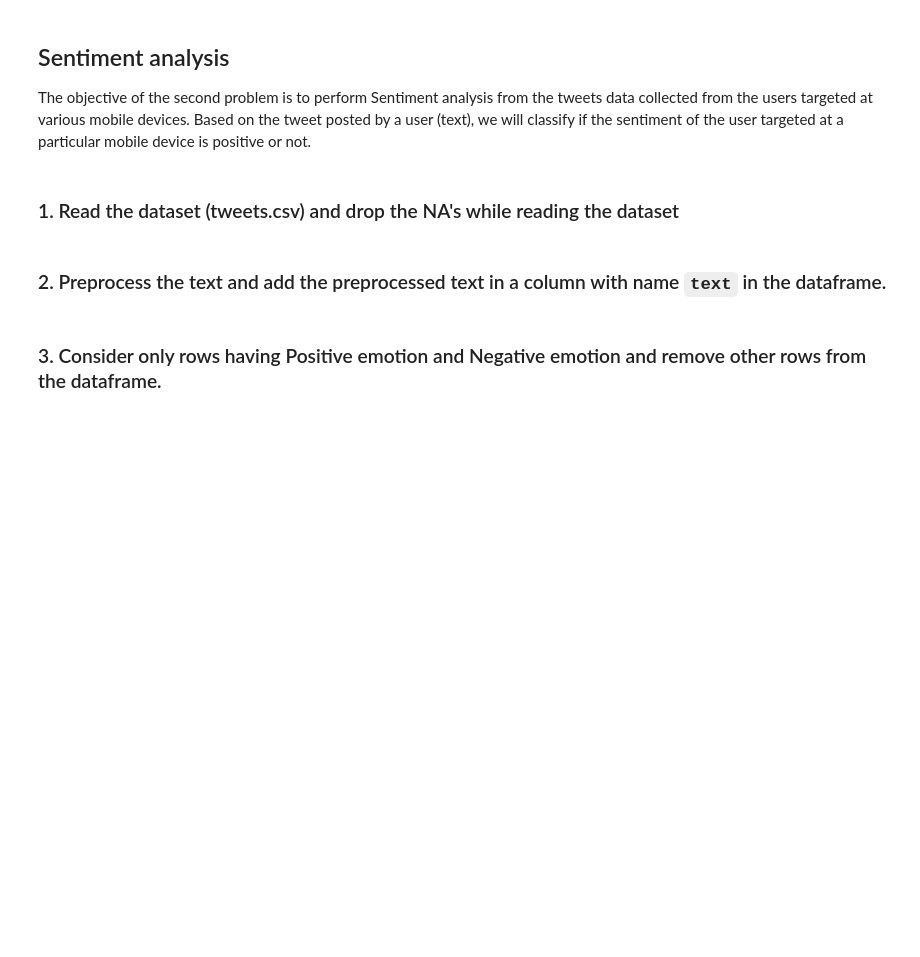
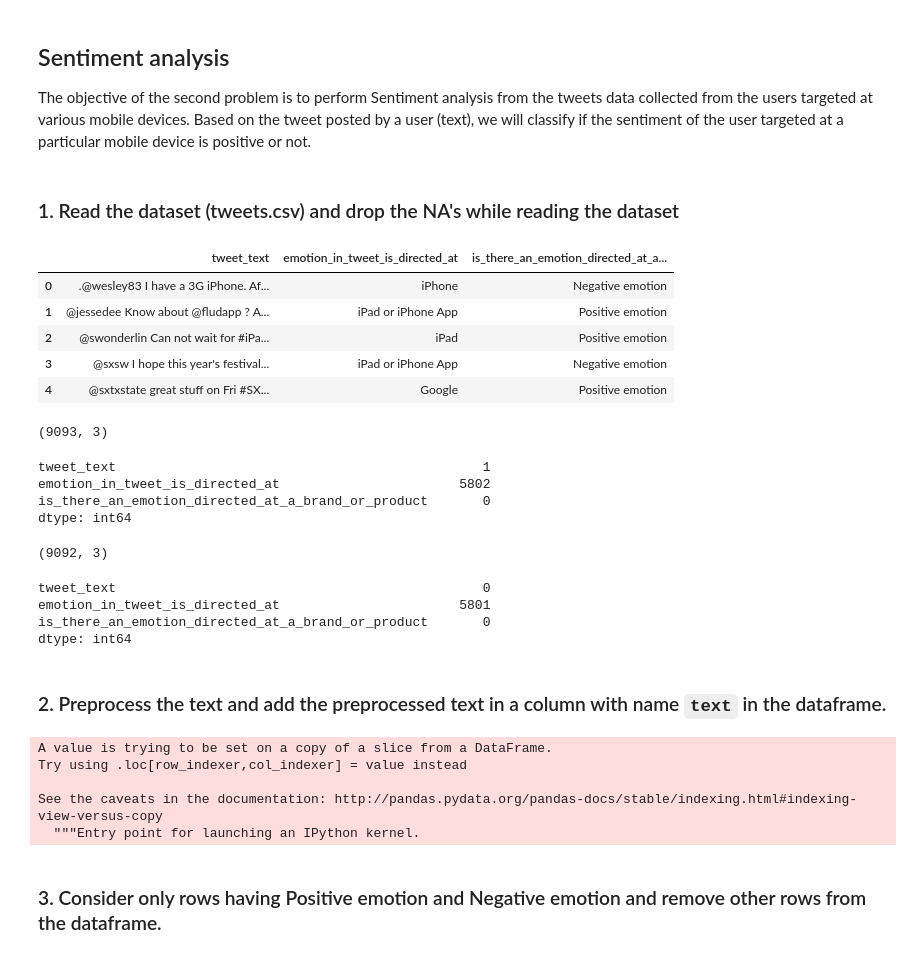
Before and after one commit to GreatLearningAIML1/bangalore-november-2018-batch-dsmithun, a Jupyter notebook: R8_Internal_Lab_Questions_Tweet_Sentiment_Analysis.ipynb, the cells around one changed output. Saved outputs shown, nothing was run; the diff lists cells and outputs as text; code cells hidden in the pictures; blank space fills up the shorter version.

```diff
--- a/R8_Internal_Lab_Questions_Tweet_Sentiment_Analysis.ipynb
+++ b/R8_Internal_Lab_Questions_Tweet_Sentiment_Analysis.ipynb
@@ -7,0 +16,25 @@ Based on the tweet posted by a user (text), we will classify if the sentiment of
+# %%
+df = pd.read_csv('tweets.csv',encoding="Unicode_escape")
+# %%
+# get the top 5 records
+df.head()
+# %% [output]
+|  | tweet_text | emotion_in_tweet_is_directed_at | is_there_an_emotion_directed_at_a... |
+| 0 | .@wesley83 I have a 3G iPhone. Af... | iPhone | Negative emotion |
+| 1 | @jessedee Know about @fludapp ? A... | iPad or iPhone App | Positive emotion |
+| 2 | @swonderlin Can not wait for #iPa... | iPad | Positive emotion |
+| 3 | @sxsw I hope this year's festival... | iPad or iPhone App | Negative emotion |
+| 4 | @sxtxstate great stuff on Fri #SX... | Google | Positive emotion |
+# %%
+# get the shape
+df.shape
+# %% [output]
+(9093, 3)
+# %%
+# get the count of the records having NA value
+df.isna().sum()
+# %% [output]
+tweet_text                                               1
+emotion_in_tweet_is_directed_at                       5802
+is_there_an_emotion_directed_at_a_brand_or_product       0
+dtype: int64
@@ -8,3 +44,16 @@ Based on the tweet posted by a user (text), we will classify if the sentiment of
+# %%
+# get the shape of the new data frame after droping NA
+df_new.shape
+# %% [output]
+(9092, 3)
+# %%
+# check whether all NAs are droped
+df_new.isna().sum()
+# %% [output]
+tweet_text                                               0
+emotion_in_tweet_is_directed_at                       5801
+is_there_an_emotion_directed_at_a_brand_or_product       0
+dtype: int64
 # %% [markdown]
 ### 2. Preprocess the text and add the preprocessed text in a column with name `text` in the dataframe.
 # %%
@@ -14,6 +63,12 @@ def preprocess(text):
     except Exception as e:
         return ""
 # %%
-data['text'] = [preprocess(text) for text in data.tweet_text]
+df_new['text'] = [preprocess(text) for text in df_new.tweet_text]
+# %% [output]
+A value is trying to be set on a copy of a slice from a DataFrame.
+Try using .loc[row_indexer,col_indexer] = value instead
+
+See the caveats in the documentation: http://pandas.pydata.org/pandas-docs/stable/indexing.html#indexing-view-versus-copy
+  """Entry point for launching an IPython kernel.
 # %% [markdown]
 ### 3. Consider only rows having Positive emotion and Negative emotion and remove other rows from the dataframe.
```
Also changed, not shown: parts of 34 cells of this notebook, 1 other file.
